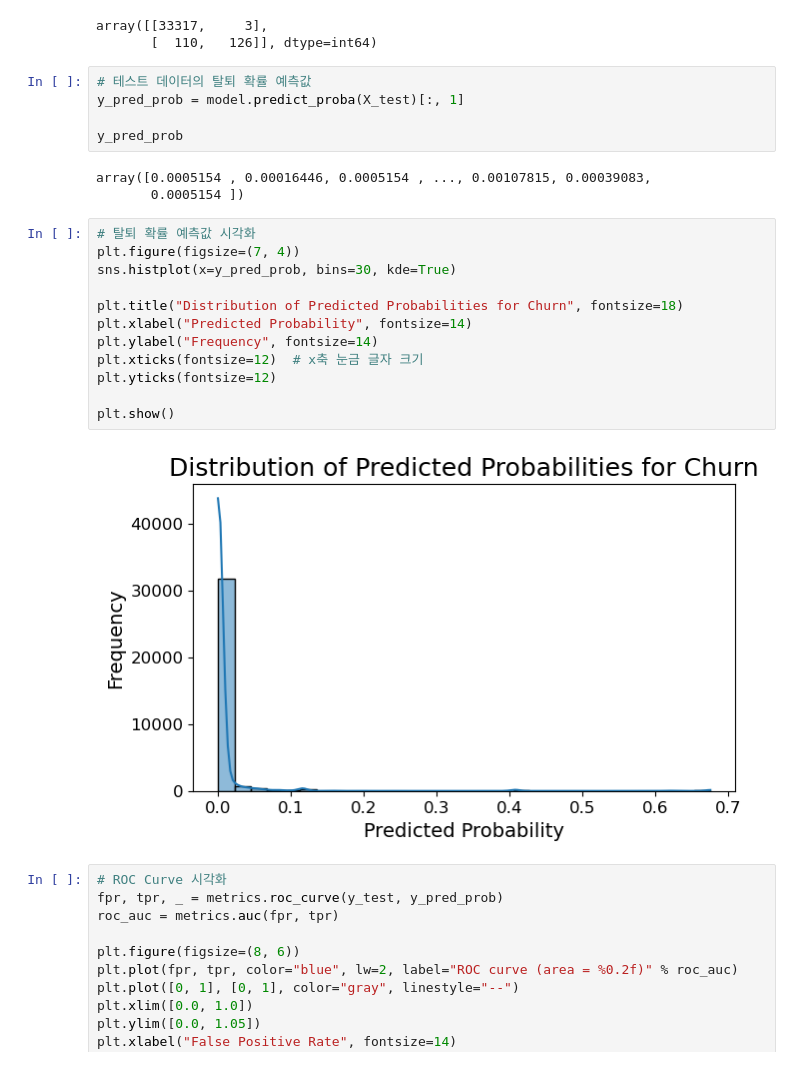
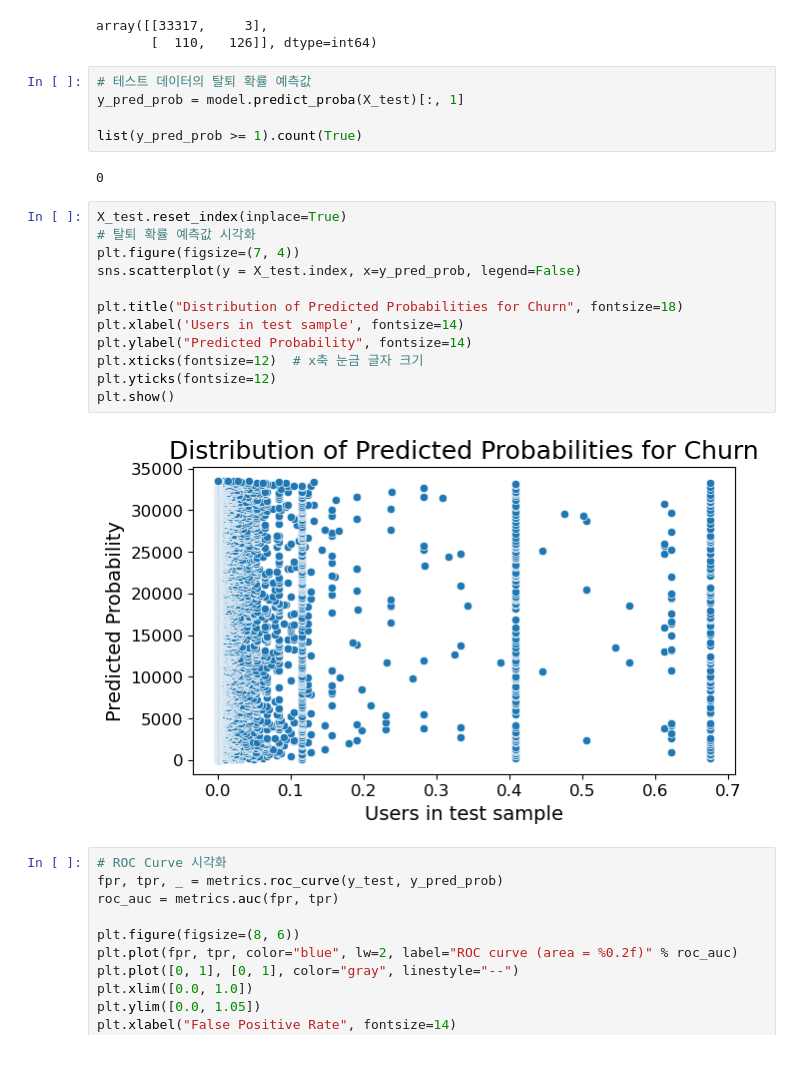
Before and after one commit to oxorudo/Chunjae_Bigdata_9th, a Jupyter notebook: 8.19 ~ 8.26/ML_project/member_churn_predict.ipynb, the cells around one changed output. Drawn from its saved outputs; the diff is of its cells as text.

```diff
--- a/8.19 ~ 8.26/ML_project/member_churn_predict.ipynb
+++ b/8.19 ~ 8.26/ML_project/member_churn_predict.ipynb
@@ -185,24 +178,23 @@ array([[33317,     3],
 # 테스트 데이터의 탈퇴 확률 예측값
 y_pred_prob = model.predict_proba(X_test)[:, 1]
 
-y_pred_prob
+list(y_pred_prob >= 1).count(True)
 # %% [output]
-array([0.0005154 , 0.00016446, 0.0005154 , ..., 0.00107815, 0.00039083,
-       0.0005154 ])
+0
 # %%
+X_test.reset_index(inplace=True)
 # 탈퇴 확률 예측값 시각화
 plt.figure(figsize=(7, 4))
-sns.histplot(x=y_pred_prob, bins=30, kde=True)
+sns.scatterplot(y = X_test.index, x=y_pred_prob, legend=False)
 
 plt.title("Distribution of Predicted Probabilities for Churn", fontsize=18)
-plt.xlabel("Predicted Probability", fontsize=14)
-plt.ylabel("Frequency", fontsize=14)
+plt.xlabel('Users in test sample', fontsize=14)
+plt.ylabel("Predicted Probability", fontsize=14)
 plt.xticks(fontsize=12)  # x축 눈금 글자 크기
 plt.yticks(fontsize=12)
-
 plt.show()
 # %% [output]
-[figure, old version]
+[figure, new version]
 # %%
 # ROC Curve 시각화
 fpr, tpr, _ = metrics.roc_curve(y_test, y_pred_prob)
```
Also changed, not shown: parts of 2 cells of this notebook.
